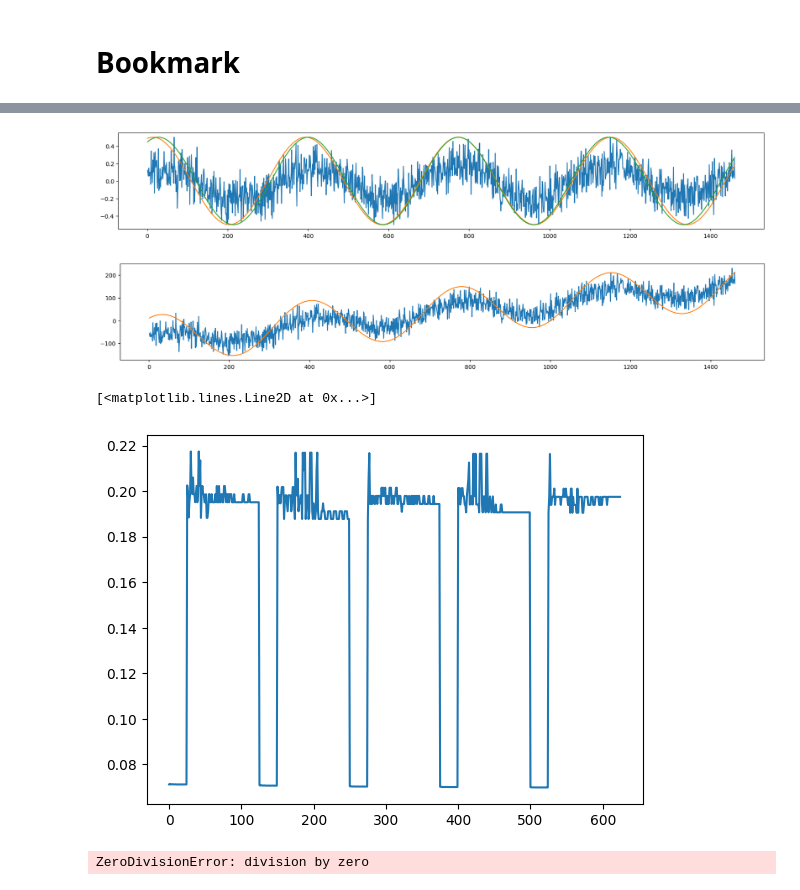
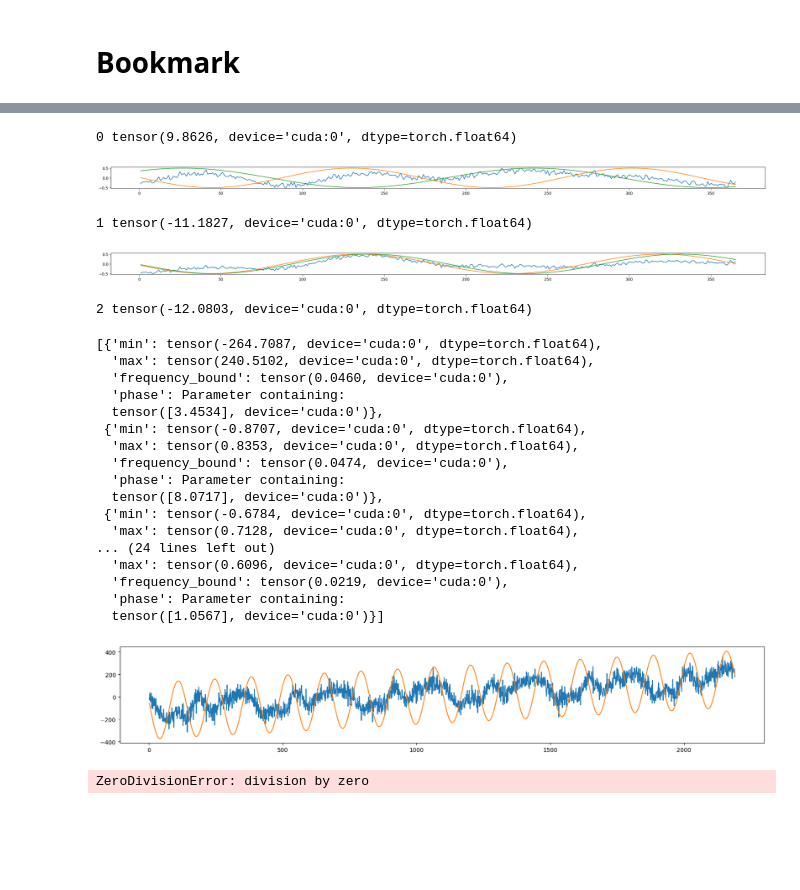
Before and after one commit to Ansebi/SIN-activated_Neural_Network_for_Time_Series_Forecasting, a Jupyter notebook: pytorch/scratch.ipynb, the cells around one changed output, grey strips where cells are left out. Cells and saved outputs as stored; diff of their text form; code cells hidden in the pictures; blank space fills up the shorter version.

Commit message:
reconstructing the y approximation

```diff
--- a/pytorch/scratch.ipynb
+++ b/pytorch/scratch.ipynb
@@ -345,52 +383,80 @@ def train_sinenn(
 
     return history
 # %%
+num_waves = 8
 x_tensor = torch.tensor(x, device=device)
 y_tensor = torch.tensor(y, device=device)
 
 linlsqr = LinearLSQR(x_tensor, y_tensor, device)
 slope, intercept = linlsqr.slope, linlsqr.intercept
 line = linlsqr(x_tensor)
 y_horizontal = y_tensor - line
 min_, max_ = y_horizontal.min(), y_horizontal.max()
 y_hornorm = normalize_torch(y_horizontal, min_, max_) - 0.5
 y_hornorm_rolling = rolling_mean_centered_unbiased(y_hornorm, 61)
 
 params = {
     'intercept': intercept,
     'slope': slope,
     'waves': []
 }
 
 
-
-for wave_number in range(2):
+for wave_number in range(num_waves):
+    print(wave_number, y_hornorm_rolling.sum())
     sinwave_params = get_init_sin_params(x_tensor, y_hornorm_rolling, auto_frequency_sensitivity=0.01)
     sinenn = SineNN(sinwave_params).to(device)
 
     sin_wave_hornorm = sinenn(x_tensor)
-    plt.figure(figsize=(20, 3))
+    plt.figure(figsize=(30, 1))
     plt.plot(x, y_hornorm.cpu())
     plt.plot(x, sin_wave_hornorm.detach().cpu().numpy())
 
     history = train_sinenn(sinenn, x_tensor, y_hornorm, sinwave_params, learning_rate=0.1)
-    sin_wave_hornorm = sinenn(x_tensor)
-    params['waves'].append({'min': min_, 'max': max_, 'frequency': sinenn.frequency, 'phase': sinenn.phase})
-    y_hornorm -= sin_wave_hornorm
+    with torch.no_grad():
+        sin_wave_hornorm = sinenn(x_tensor)
+    params['waves'].append({'min': min_, 'max': max_, 'frequency_bound': sinenn.frequency_bound, 'phase': sinenn.phase})
+
+    if wave_number < num_waves:
+        y_hornorm = y_hornorm - sin_wave_hornorm
+        min_, max_ = y_hornorm.min(), y_hornorm.max()
+        y_hornorm = normalize_torch(y_hornorm, min_, max_) - 0.5
+        y_hornorm_rolling = rolling_mean_centered_unbiased(y_hornorm, 61)
 
     plt.plot(x, sin_wave_hornorm.detach().cpu().numpy())
     plt.show()
-    plt.plot([i.item() for i in history])
-    plt.show()
+    # plt.plot([i.item() for i in history])
+    # plt.show()
 
-sin_wave_horizontal = denormalize_torch(sin_wave_hornorm + 0.5, min_, max_)
-y_pred = sin_wave_horizontal + line
-plt.figure(figsize=(20, 3))
-plt.plot(x, y)
-plt.plot(x, y_pred.detach().cpu().numpy())
-plt.show()
+# sin_wave_horizontal = denormalize_torch(sin_wave_hornorm + 0.5, min_, max_)
+# y_pred = sin_wave_horizontal + line
+# plt.figure(figsize=(20, 3))
+# plt.plot(x, y)
+# plt.plot(x, y_pred.detach().cpu().numpy())
+# plt.show()
 # %% [output]
+0 tensor(9.8626, device='cuda:0', dtype=torch.float64)
-[figure, old version]
+[figure, new version]
+1 tensor(-11.1827, device='cuda:0', dtype=torch.float64)
-[figure, old version]
+[figure, new version]
-[<matplotlib.lines.Line2D at 0x...>]
-[figure, removed]
+2 tensor(-12.0803, device='cuda:0', dtype=torch.float64)
+# %%
+params['waves']
+# %% [output]
+[{'min': tensor(-264.7087, device='cuda:0', dtype=torch.float64),
+  'max': tensor(240.5102, device='cuda:0', dtype=torch.float64),
+  'frequency_bound': tensor(0.0460, device='cuda:0'),
+  'phase': Parameter containing:
+  tensor([3.4534], device='cuda:0')},
+ {'min': tensor(-0.8707, device='cuda:0', dtype=torch.float64),
+  'max': tensor(0.8353, device='cuda:0', dtype=torch.float64),
+  'frequency_bound': tensor(0.0474, device='cuda:0'),
+  'phase': Parameter containing:
+  tensor([8.0717], device='cuda:0')},
+ {'min': tensor(-0.6784, device='cuda:0', dtype=torch.float64),
+  'max': tensor(0.7128, device='cuda:0', dtype=torch.float64),
+... (24 lines left out)
+  'max': tensor(0.6096, device='cuda:0', dtype=torch.float64),
+  'frequency_bound': tensor(0.0219, device='cuda:0'),
+  'phase': Parameter containing:
+  tensor([1.0567], device='cuda:0')}]
@@ -397,3 +483,11 @@ plt.show()
+# %%
+y_pred = reconstruct_y(x_tensor, params, device)
+plt.figure(figsize=(20, 3))
+plt.plot(x, y)
+plt.plot(x, y_pred.detach().cpu().numpy())
+plt.show()
+# %% [output]
+[figure, added]
 # %%
 1/0
 # %% [output]
```
Also changed, not shown: parts of 5 cells of this notebook.
